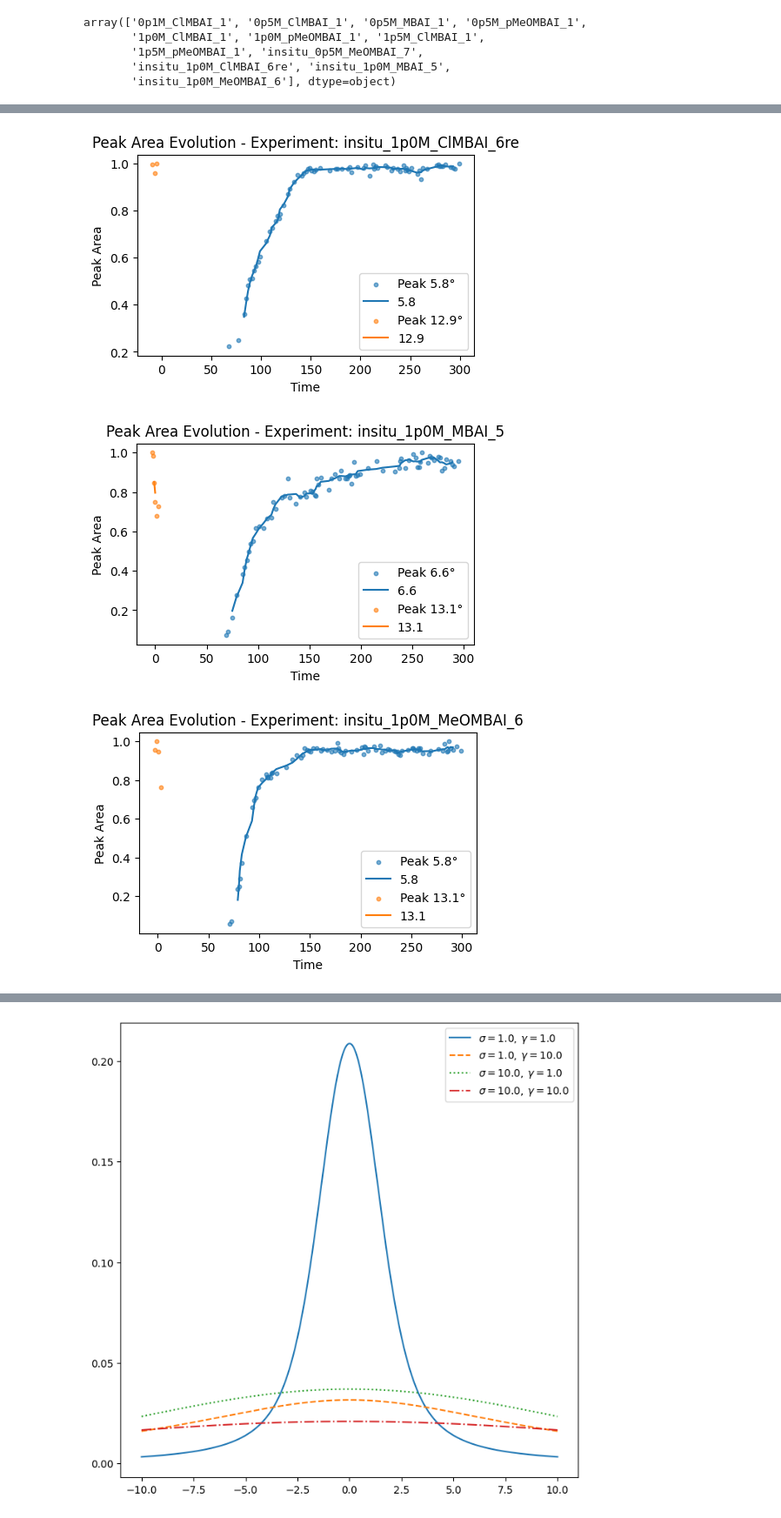
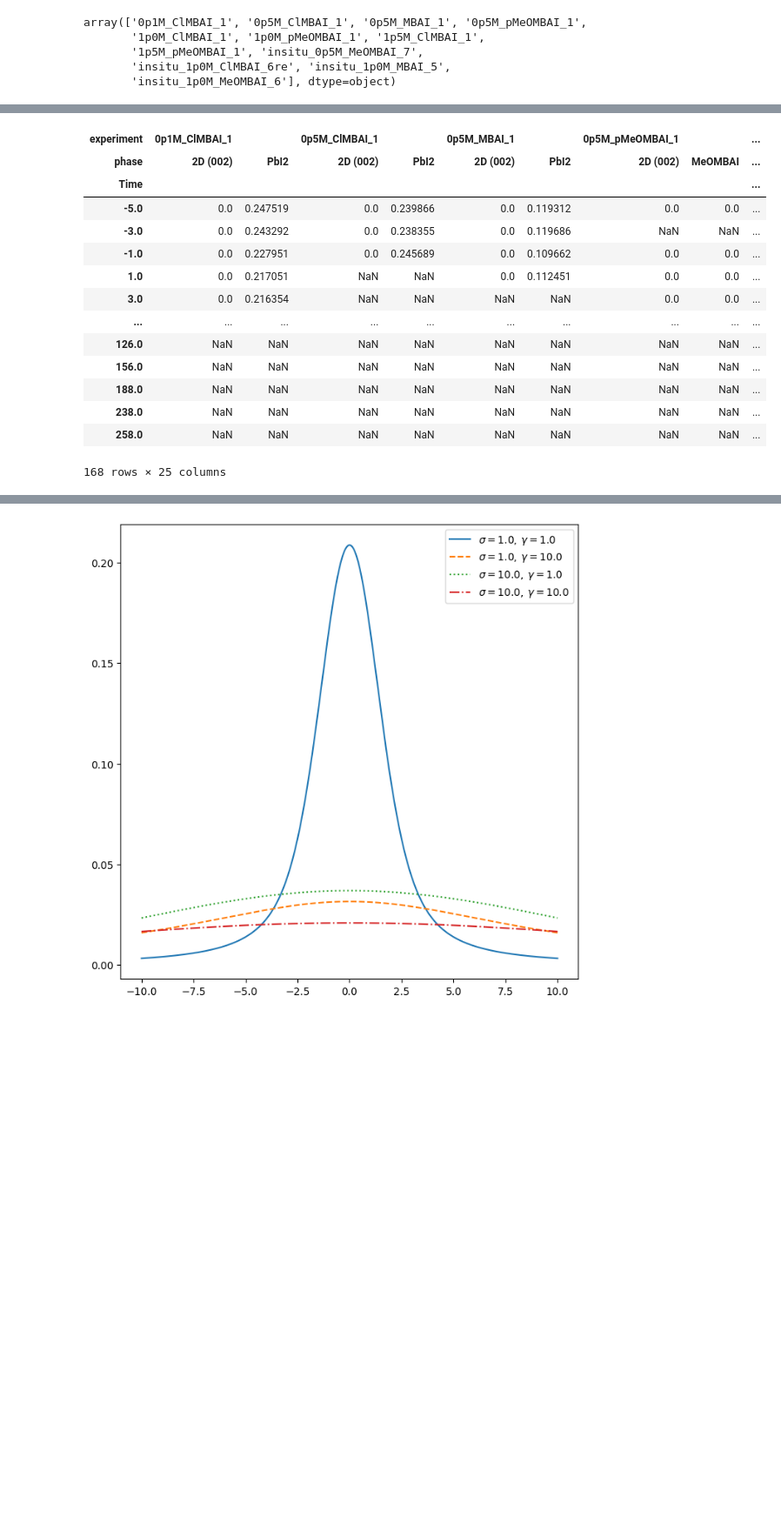
Before and after one commit to yyrliu/als-xrd-12-3-2, a Jupyter notebook: peak_int.ipynb, the cells around one changed output, grey strips where cells are left out. Shown at 87% size. Saved outputs shown, nothing was run; the diff lists cells and outputs as text; code cells hidden in the pictures; blank space fills up the shorter version.

```diff
--- a/peak_int.ipynb
+++ b/peak_int.ipynb
@@ -236,12 +261,18 @@ import importlib
 importlib.reload(analysis)
 from analysis import process_time_series
 import re
+from pathlib import Path
 
-peaks_of_interest_dict = {
-    "MBAI": [(6.9, 2), (13.3, 2)],
-    "ClMBAI": [(6.1, 2), (13.3, 2)],
-    "MeOMBAI": [(6.1, 2), (13.3, 2)]
+peaks_of_interest_with_phase = {
+    "MBAI": [(6.9, 2, "2D (002)"), (13.3, 2, "PbI2")],
+    "ClMBAI": [(6.1, 2, "2D (002)"), (13.3, 2, "PbI2")],
+    "p?MeOMBAI": [(6.1, 0.5, "2D (002)"), (7.0, 0.5, "MeOMBAI"), (13.3, 2, "PbI2")]
 }
+
+# Apply manual shift correction for known misalignment
+pdataset["sample_norm_int"].loc[dict(experiment='1p5M_pMeOMBAI_1')] = pdataset["sample_norm_int"] \
+    .loc[dict(experiment='1p5M_pMeOMBAI_1')]\
+    .shift(twoTheta_deg= -5)
 
 result_dfs = {}
 
@@ -251,10 +282,11 @@ for experiment in pdataset.experiment.values:
     time_series_da = time_series_ds["sample_norm_int"].sel(twoTheta_deg=slice(5.5, 20)).sel(time=slice(None, 300)).dropna(dim="time")
 
     # Defined peaks of interest: (center_position, window_size)
-    for k, v in peaks_of_interest_dict.items():
+    for k, v in peaks_of_interest_with_phase.items():
         regexp = re.compile(f"M_{k}", re.IGNORECASE)
         if regexp.search(experiment):
-            peaks_of_interest = v
+            # remove phase name for processing
+            peaks_of_interest = [(pos, win) for pos, win, name in v]
             break
 
     if 'peaks_of_interest' not in locals():
@@ -267,6 +299,7 @@ for experiment in pdataset.experiment.values:
         time_series_da,
         peaks_of_interest=peaks_of_interest,
         sample_name=time_series_ds.experiment.values,
+        output_dir=str(Path(r"G:\Shared drives\Sutter-Fella Lab\ECRP-Project\results\beamtime_Dec2025\time_series_results")),
         shift_threshold=0.3,
         perform_baseline_correction=False,
         debug=True
@@ -449,19 +459,9 @@ Merged DataFrame Columns: [ 5.8 13.1]
 # %%
-# plot merged results for each experiment
-for experiment, df_final in merged_dfs.items():
-    plt.figure(figsize=(5, 3))
-    for peak_center in df_final.columns:
-        # peak-wise normalize for better visualization
-        df_final[peak_center] = df_final[peak_center] / df_final[peak_center].max()
-        plt.scatter(df_final.index, df_final[peak_center], label=f'Peak {peak_center}°', alpha=0.6, s=10)
-        # gaussian smoothing for better visualization, no label
-        df_final[peak_center].rolling(window=5, center=True).mean().plot()
+# Merge all experiments into a single DataFrame with MultiIndex columns
+final_merged_df = pd.concat(merged_dfs, axis=1)
 
+# name the top-level index as 'Experiment' and the second-level index as 'Phase'
+final_merged_df.columns.names = ['experiment', 'phase']
 
-    plt.title(f'Peak Area Evolution - Experiment: {experiment}')
-    plt.xlabel('Time')
-    plt.ylabel('Peak Area')
-    plt.legend()
-    # plt.grid(True)
-    plt.show()
+final_merged_df
 # %% [output]
@@ -477,4 +468,16 @@ for experiment, df_final in merged_dfs.items():
-[figure, removed]
-[figure, removed]
-[figure, removed]
+| experiment | 0p1M_ClMBAI_1 |  | 0p5M_ClMBAI_1 |  | 0p5M_MBAI_1 |  | 0p5M_pMeOMBAI_1 |  | ... |
+| phase | 2D (002) | PbI2 | 2D (002) | PbI2 | 2D (002) | PbI2 | 2D (002) | MeOMBAI | ... |
+| Time |  |  |  |  |  |  |  |  | ... |
+| -5.0 | 0.0 | 0.247519 | 0.0 | 0.239866 | 0.0 | 0.119312 | 0.0 | 0.0 | ... |
+| -3.0 | 0.0 | 0.243292 | 0.0 | 0.238355 | 0.0 | 0.119686 | NaN | NaN | ... |
+| -1.0 | 0.0 | 0.227951 | 0.0 | 0.245689 | 0.0 | 0.109662 | 0.0 | 0.0 | ... |
+| 1.0 | 0.0 | 0.217051 | NaN | NaN | 0.0 | 0.112451 | 0.0 | 0.0 | ... |
+| 3.0 | 0.0 | 0.216354 | NaN | NaN | NaN | NaN | 0.0 | 0.0 | ... |
+| ... | ... | ... | ... | ... | ... | ... | ... | ... | ... |
+| 126.0 | NaN | NaN | NaN | NaN | NaN | NaN | NaN | NaN | ... |
+| 156.0 | NaN | NaN | NaN | NaN | NaN | NaN | NaN | NaN | ... |
+| 188.0 | NaN | NaN | NaN | NaN | NaN | NaN | NaN | NaN | ... |
+| 238.0 | NaN | NaN | NaN | NaN | NaN | NaN | NaN | NaN | ... |
+| 258.0 | NaN | NaN | NaN | NaN | NaN | NaN | NaN | NaN | ... |
+168 rows × 25 columns
 # %%
```
Also changed, not shown: parts of 7 cells of this notebook, 1 other file.
